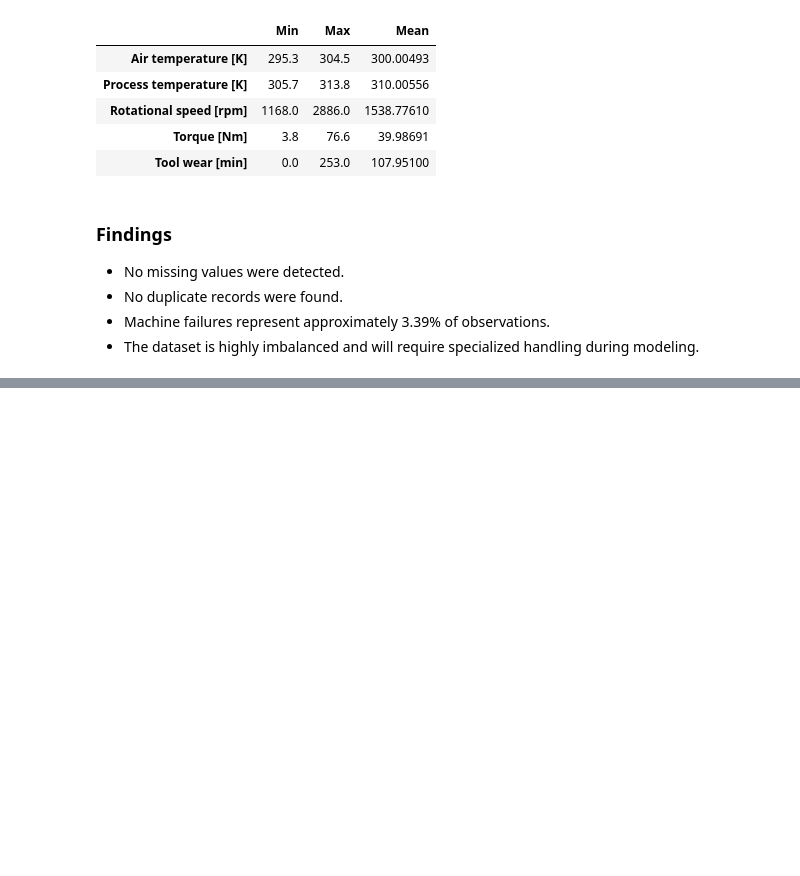
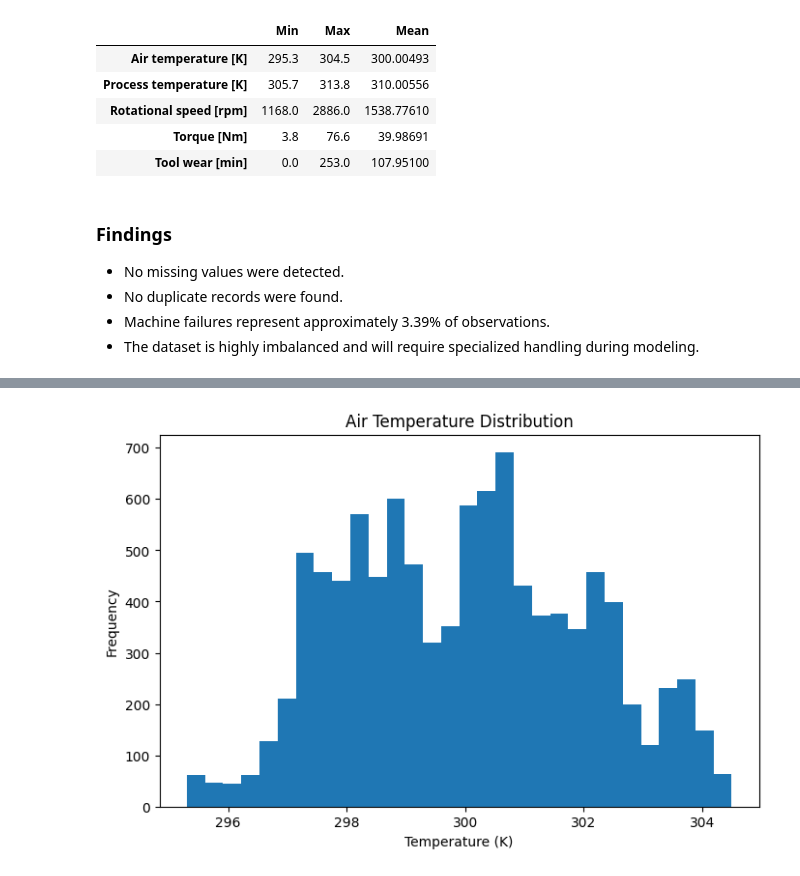
Before and after one commit to snpdsai/predictive-maintenance-contextual-ai, a Jupyter notebook: notebooks/01_data_ingestion.ipynb, the cells around one changed output, grey strips where cells are left out. Cells and saved outputs as stored; diff of their text form; code cells hidden in the pictures; blank space fills up the shorter version.

Commit message:
Add exploratory visualization and correlation analysis

```diff
--- a/notebooks/01_data_ingestion.ipynb
+++ b/notebooks/01_data_ingestion.ipynb
@@ -221,0 +246,14 @@ feature_ranges
+# %%
+plt.figure(figsize=(8, 5))
+
+plt.hist(df["Air temperature [K]"], bins=30)
+
+plt.title("Air Temperature Distribution")
+
+plt.xlabel("Temperature (K)")
+
+plt.ylabel("Frequency")
+
+plt.show()
+# %% [output]
+[figure, added]
```
Also changed, not shown: parts of 10 cells of this notebook, 1 other file.
